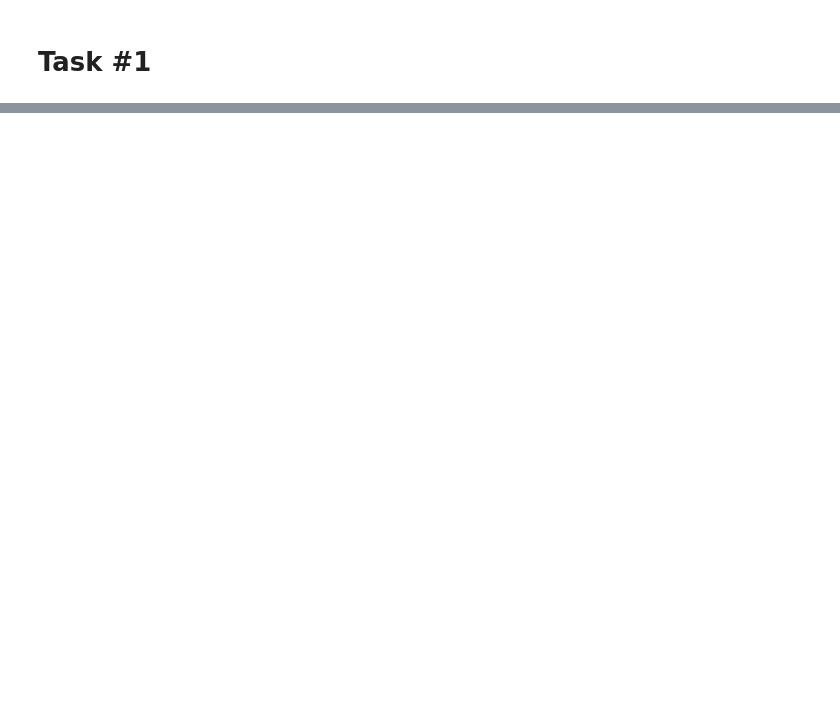
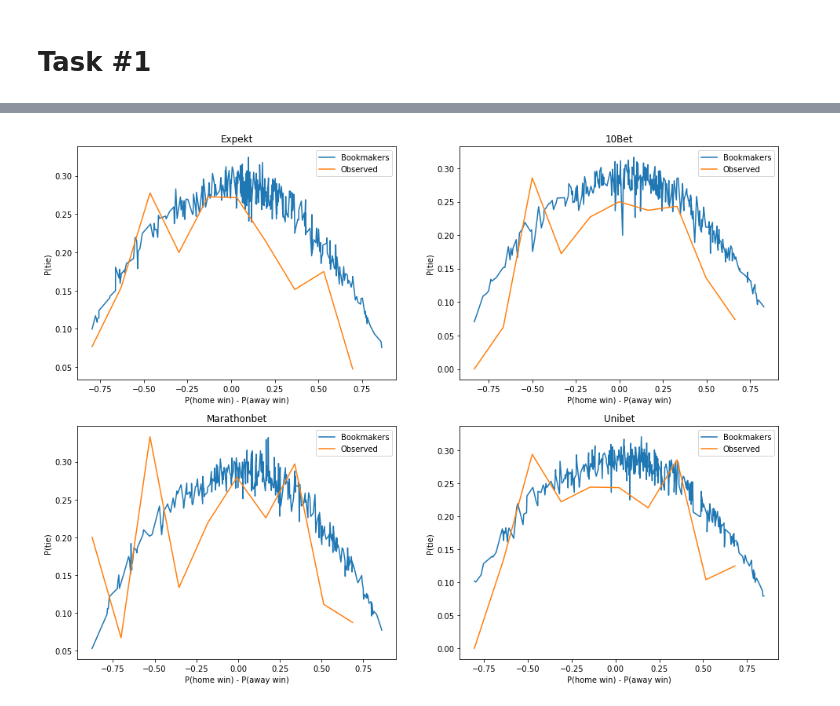
Before and after one commit to BU-IE-582/fall19-okyksl, a Jupyter notebook: IE_582_Homework_1.ipynb, the cells around one changed output, grey strips where cells are left out. Drawn from its saved outputs; the diff is of its cells as text; code cells hidden in the pictures; blank space fills up the shorter version.

```diff
--- a/IE_582_Homework_1.ipynb
+++ b/IE_582_Homework_1.ipynb
@@ -91,0 +217,100 @@ fig.show()
+# %%
+# create figure and axices
+fig, axs = plt.subplots(nrows=2, ncols=2, figsize=(16, 12))
+
+# plot helper
+def plot_prob(bookmaker, axis, bins=10):
+    # set labels and legend
+    axis.set_title(bookmaker)
+    axis.set_xlabel('P(home win) - P(away win)')
+    axis.set_ylabel('P(tie)')
+    axis.legend(['Bookmaker', 'Observed'])
+
+    # extract bookmaker data
+    data = bets[bets['odd_bookmakers'] == bookmaker]
+
+    # group odds by match and epoch
+    odds = data.groupby(['match_id', 'odd_epoch'])
+
+    # extract only related columns
+    odds = odds[['variable', 'value_reciprocal_adjusted', 'match_hometeam_score', 'match_awayteam_score']]
+
+    # initialize empty arrays to store probabilities
+    home_probs, away_probs, tie_probs, tie_observed = [], [], [], []
+
+    # extract probabilities from a group
+    def extract_probs(group):
+        # extract value with given condition on variable
+        def extract_variable(var='variable', cond='odd_1', val='value_reciprocal_adjusted'):
+            return group[group[var] == cond][val].values[0]
+
+        # extract probabilities
+        home_probs.append(extract_variable(cond='odd_1'))
+        away_probs.append(extract_variable(cond='odd_2'))
+        tie_probs.append(extract_variable(cond='odd_x'))
+
+        # extract whether match ended up as tie
+        tie_observed.append((group['match_hometeam_score'] == group['match_awayteam_score']).values[0])
+
+    # extract all probabilities
+    odds.apply(lambda group: extract_probs(group))
+
+    # convert probs into numpy arrays
+    home_probs = np.asarray(home_probs)
+    away_probs = np.asarray(away_probs)
+    tie_probs = np.asarray(tie_probs)
+    tie_observed = np.asarray(tie_observed)
+
+    # calculate difference
+    diff_probs = home_probs - away_probs
+
+    # sort probs accordingly
+    sort_indices = np.argsort(diff_probs)
+    diff_probs = diff_probs[sort_indices]
+    tie_probs = tie_probs[sort_indices]
+    tie_observed = tie_observed[sort_indices]
+
+    # plot bookmaker probabilities
+    axis.plot(diff_probs, tie_probs)
+
+    # bin P(home win) - P(away win)
+    _, bins = np.histogram(diff_probs, bins=bins)
+
+    # bin P(observed tie)
+    observed_probs = []
+    index, correct = 0, 0
+    for i in range(1, len(bins)):
+        correct = 0 # set correct prediction count
+        j = index # set iterator to current index
+        while diff_probs[j] < bins[i]: # iterate to the end of the bin
+            j = j + 1 # increase data points
+            correct = correct + int(tie_observed[j]) # count correct predictions
+
+        if j == index: # continue if bin is empty
+            observed_probs.append(0)
+            continue
+
+        observed_probs.append(correct * 1.0 / (j - index)) # save observed probability
+        index = j # save index to next bin location
+
+    # plot observed probabilities
+    axis.plot(bins[:-1], observed_probs)
+
+    # set legend
+    axis.legend(['Bookmakers', 'Observed'])
+
+# first plot
+plot_prob(bookmakers[0], axs[0][0])
+
+# secondary plot
+plot_prob(bookmakers[1], axs[0][1])
+
+# third plot
+plot_prob(bookmakers[2], axs[1][0])
+
+# fourth plot
+plot_prob(bookmakers[3], axs[1][1])
+
+fig.show()
+# %% [output]
+[figure, added]
```
Also changed, not shown: parts of 12 cells of this notebook, 2 other files.
